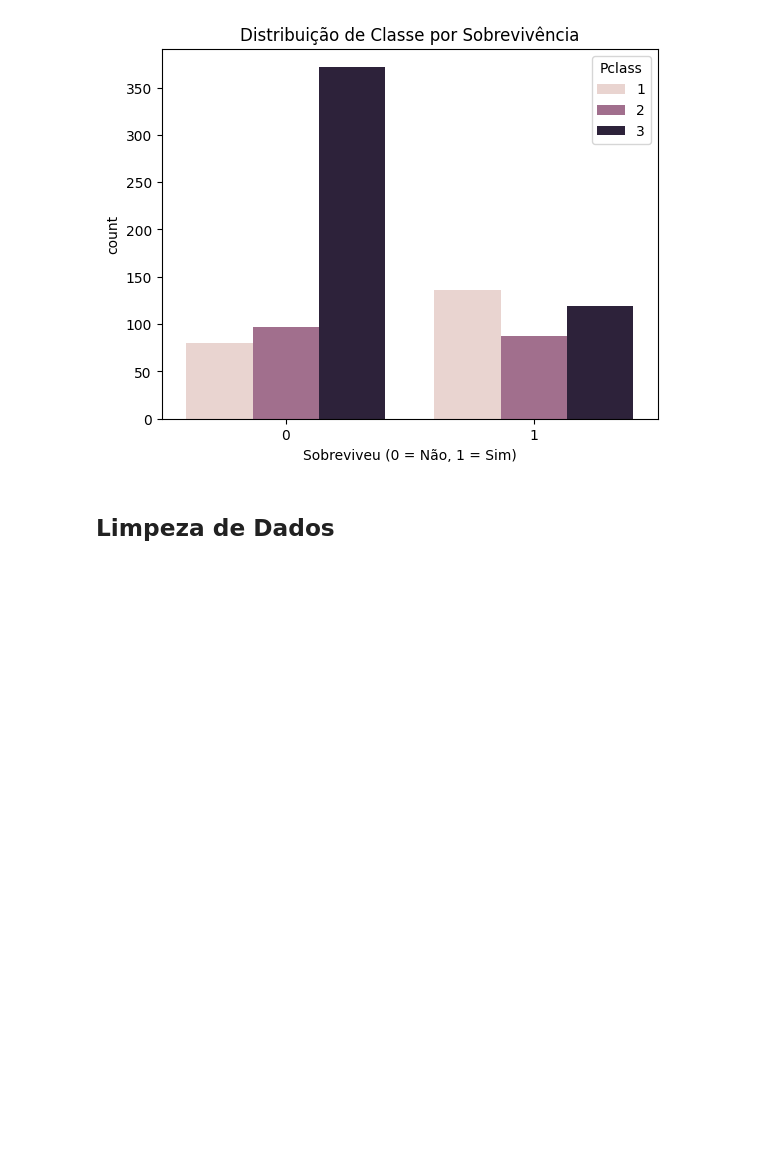
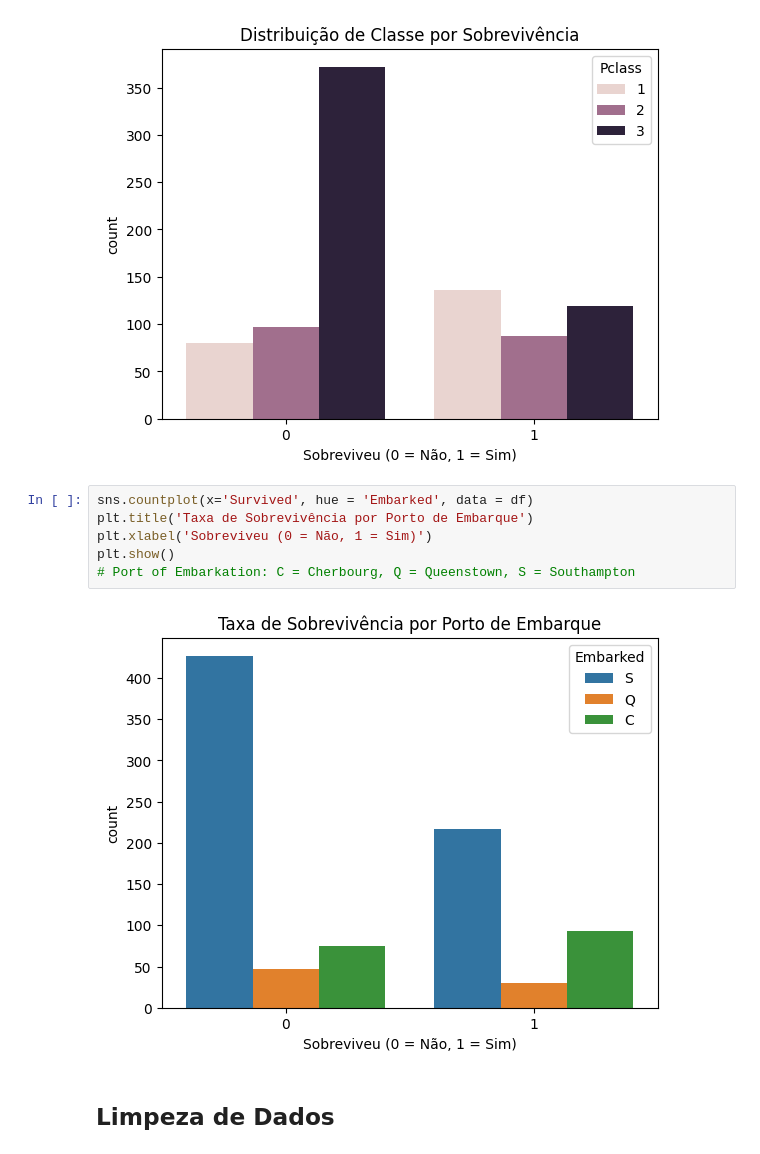
Before and after one commit to thalesgmendes/titanic-survival-analysis, a Jupyter notebook: Rede_Neurais_Avaliação_P3.ipynb, the cells around one changed output. Cells and saved outputs as stored; diff of their text form; blank space fills up the shorter version.

```diff
--- a/Rede_Neurais_Avaliação_P3.ipynb
+++ b/Rede_Neurais_Avaliação_P3.ipynb
@@ -111,5 +119,13 @@ plt.xlabel('Sobreviveu (0 = Não, 1 = Sim)')
 plt.show()
 # %% [output]
 [figure]
+# %%
+sns.countplot(x='Survived', hue = 'Embarked', data = df)
+plt.title('Taxa de Sobrevivência por Porto de Embarque')
+plt.xlabel('Sobreviveu (0 = Não, 1 = Sim)')
+plt.show()
+# Port of Embarkation: C = Cherbourg, Q = Queenstown, S = Southampton
+# %% [output]
+[figure, added]
 # %% [markdown]
 ## Limpeza de Dados
```
Also changed, not shown: parts of 4 cells of this notebook.
